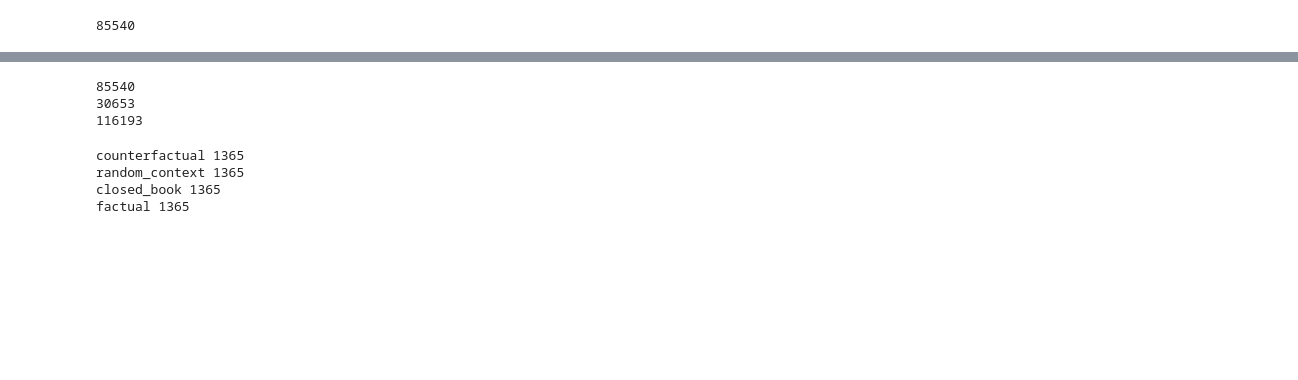
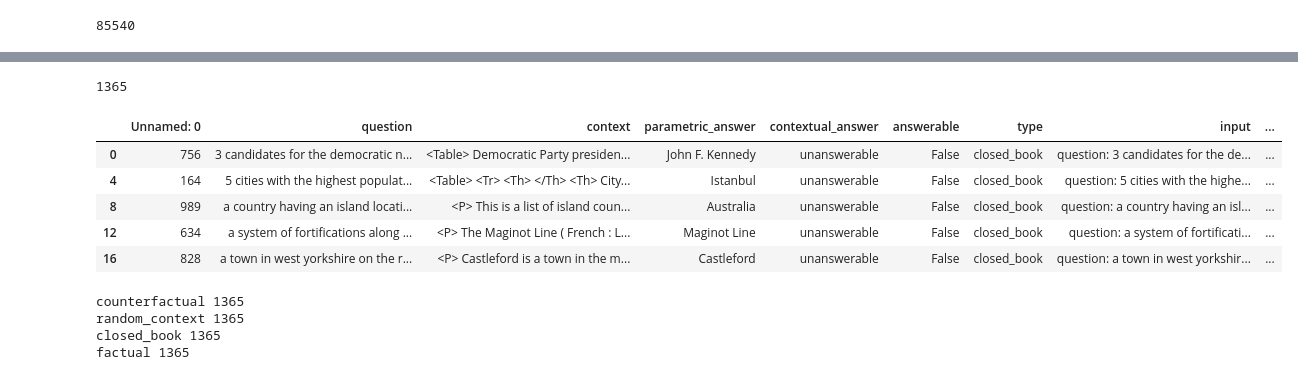
Before and after one commit to rabdumalikov/master_thesis, a Jupyter notebook: src/disentanglement/their_data/check_data.ipynb, the cells around one changed output, grey strips where cells are left out. Drawn from its saved outputs; the diff is of its cells as text; code cells hidden in the pictures; blank space fills up the shorter version.

```diff
--- a/src/disentanglement/their_data/check_data.ipynb
+++ b/src/disentanglement/their_data/check_data.ipynb
@@ -39,14 +39,19 @@ test_df.head()
 | 2 | 756 | 3 candidates for the democratic n... | <Table> Democratic Party presiden... | John F. Kennedy | John F. Kennedy | True | factual | question: 3 candidates for the de... | ... |
 | 3 | 756 | 3 candidates for the democratic n... | <Li> Sally Field as Mrs. Gump : F... | John F. Kennedy | unanswerable | False | random_context | question: 3 candidates for the de... | ... |
 | 4 | 164 | 5 cities with the highest populat... | <Table> <Tr> <Th> </Th> <Th> City... | Istanbul | unanswerable | False | closed_book | question: 5 cities with the highe... | ... |
-# %%
-print( len( df[df['type'] == 'factual'] ) )
-print( len( df[df['type'] == 'counterfactual'] ) )
-print( len(df) )
-# %% [output]
-85540
-30653
-116193
+# %%
+print( len( test_df[test_df['type'] == 'closed_book'] ) )
+cb = test_df[test_df['type'] == 'closed_book']
+cb.head()
+cb.to_csv('closed_book.csv')
+# %% [output]
+1365
+|  | Unnamed: 0 | question | context | parametric_answer | contextual_answer | answerable | type | input | ... |
+| 0 | 756 | 3 candidates for the democratic n... | <Table> Democratic Party presiden... | John F. Kennedy | unanswerable | False | closed_book | question: 3 candidates for the de... | ... |
+| 4 | 164 | 5 cities with the highest populat... | <Table> <Tr> <Th> </Th> <Th> City... | Istanbul | unanswerable | False | closed_book | question: 5 cities with the highe... | ... |
+| 8 | 989 | a country having an island locati... | <P> This is a list of island coun... | Australia | unanswerable | False | closed_book | question: a country having an isl... | ... |
+| 12 | 634 | a system of fortifications along ... | <P> The Maginot Line ( French : L... | Maginot Line | unanswerable | False | closed_book | question: a system of fortificati... | ... |
+| 16 | 828 | a town in west yorkshire on the r... | <P> Castleford is a town in the m... | Castleford | unanswerable | False | closed_book | question: a town in west yorkshir... | ... |
 # %%
 types = list(set(test_df['type'].values))
 for t in types:
```
Also changed, not shown: 1 other file.
